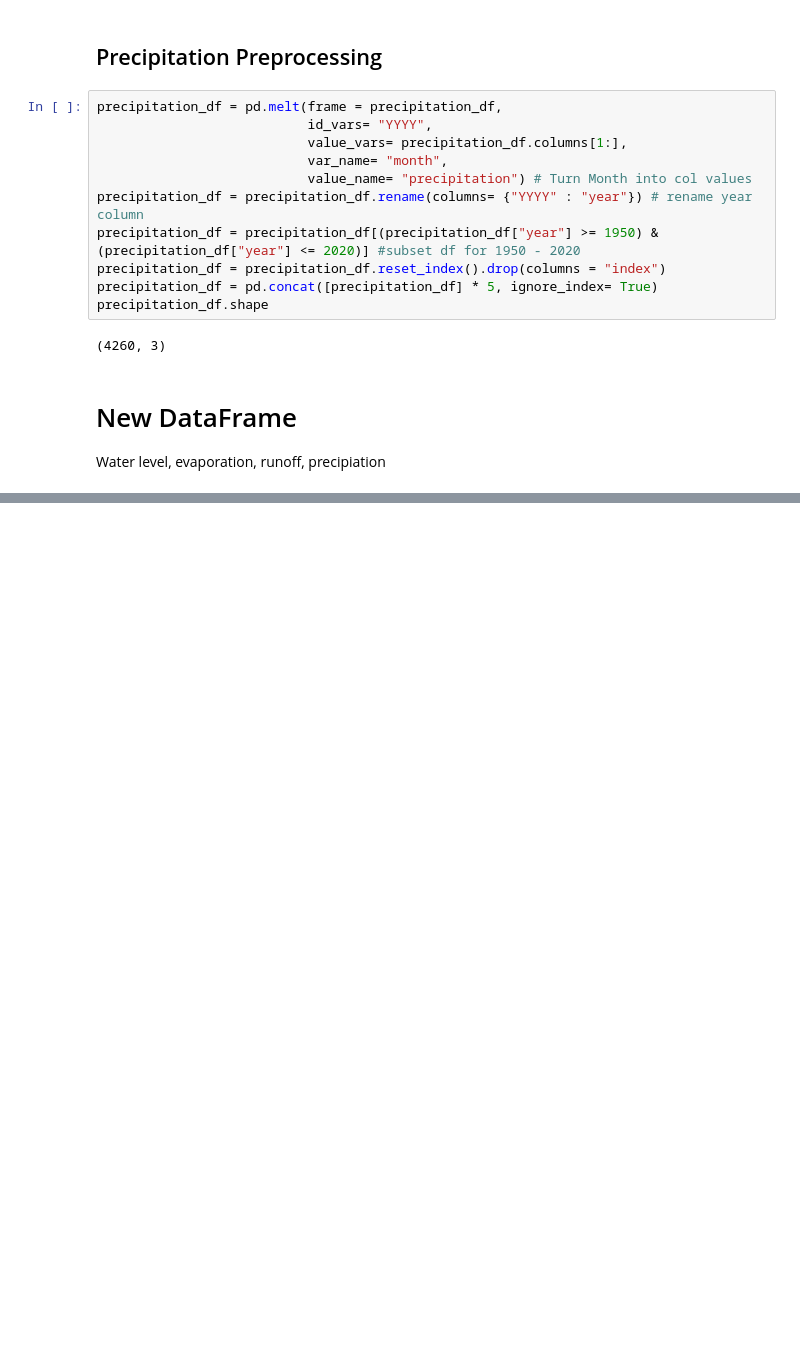
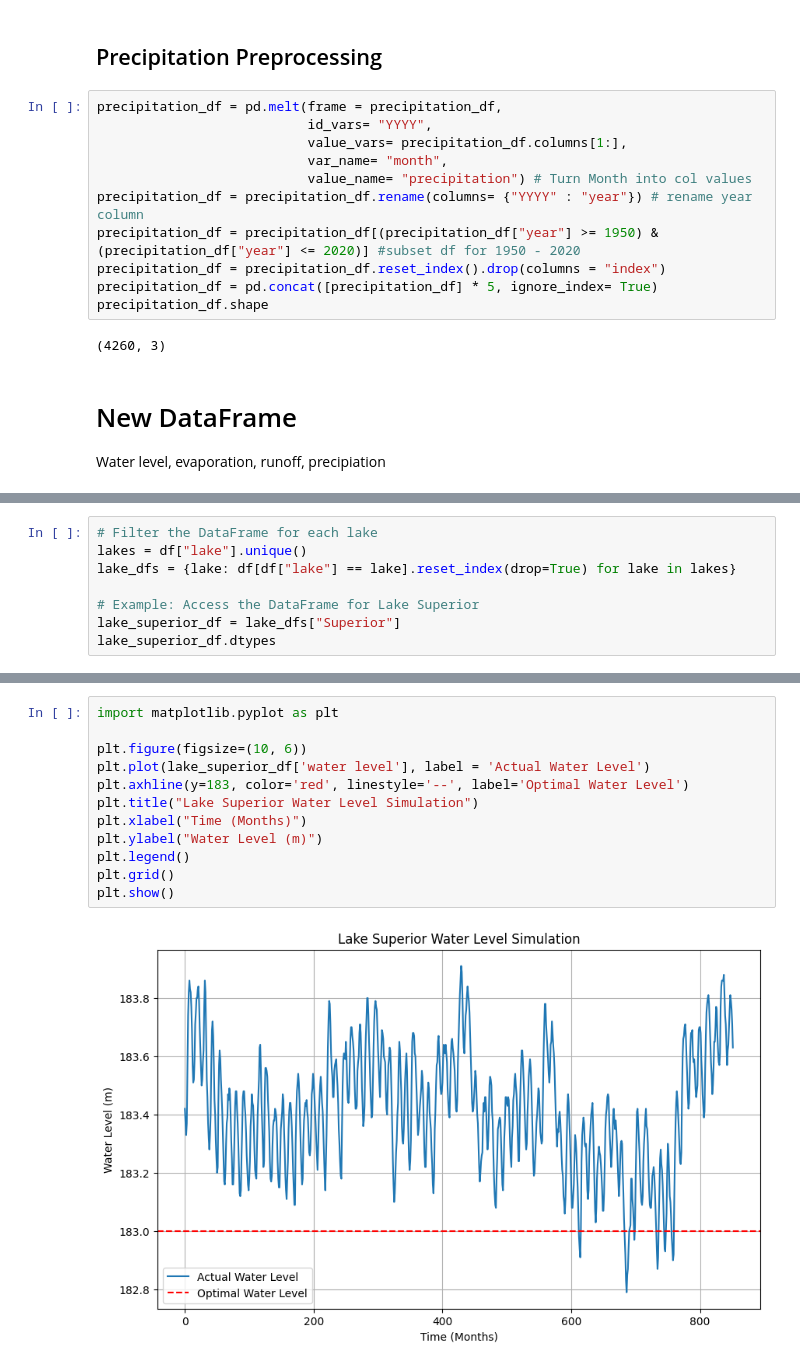
Before and after one commit to EmilioD19/Math-42-Final-Project, a Jupyter notebook: Final Project-Math42 (2).ipynb, the cells around one changed output, grey strips where cells are left out. Saved outputs shown, nothing was run; the diff lists cells and outputs as text; blank space fills up the shorter version.

```diff
--- a/Final Project-Math42 (2).ipynb
+++ b/Final Project-Math42 (2).ipynb
@@ -165,0 +207,8 @@ plt.show()
+# %%
+# Filter the DataFrame for each lake
+lakes = df["lake"].unique()
+lake_dfs = {lake: df[df["lake"] == lake].reset_index(drop=True) for lake in lakes}
+
+# Example: Access the DataFrame for Lake Superior
+lake_superior_df = lake_dfs["Superior"]
+lake_superior_df.dtypes
@@ -165,0 +239,14 @@ plt.show()
+# %%
+import matplotlib.pyplot as plt
+
+plt.figure(figsize=(10, 6))
+plt.plot(lake_superior_df['water level'], label = 'Actual Water Level')
+plt.axhline(y=183, color='red', linestyle='--', label='Optimal Water Level')
+plt.title("Lake Superior Water Level Simulation")
+plt.xlabel("Time (Months)")
+plt.ylabel("Water Level (m)")
+plt.legend()
+plt.grid()
+plt.show()
+# %% [output]
+[figure, added]
```
Also changed, not shown: parts of 14 cells of this notebook.
